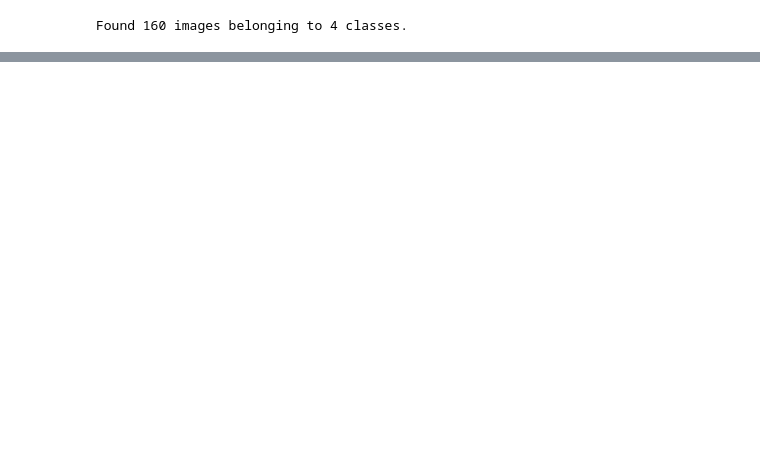
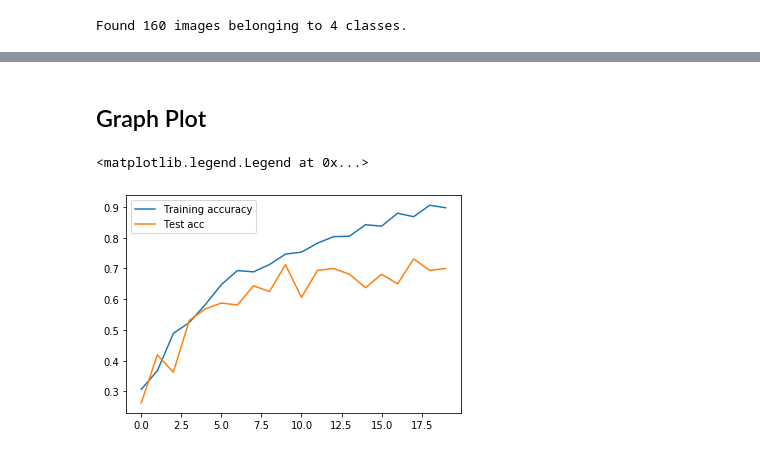
Before and after one commit to ipuneetgupta/Deep-Learning, a Jupyter notebook: CNN_Classifier/Cnn_Classifier_generator.ipynb, the cells around one changed output, grey strips where cells are left out. Cells and saved outputs as stored; diff of their text form; code cells hidden in the pictures; blank space fills up the shorter version.

```diff
--- a/CNN_Classifier/Cnn_Classifier_generator.ipynb
+++ b/CNN_Classifier/Cnn_Classifier_generator.ipynb
@@ -145,0 +213,2 @@ adam = adam(lr = 1e-04)
+# %%
+class_model = create_model()
@@ -145,0 +233,13 @@ adam = adam(lr = 1e-04)
+# %%
+class_model.compile(optimizer=adam ,loss = "categorical_crossentropy",metrics=["accuracy"])
+# %%
+batchsize = 32
+n_epoch = 20
+# %%
+
+hist = class_model.fit_generator(img_gen_dir
+                                ,steps_per_epoch=img_gen_dir.samples//batchsize,
+                                epochs=n_epoch,
+                                 validation_data=validation_generator,
+                                 validation_steps=validation_generator.samples//batchsize
+                                )
@@ -145,0 +264,9 @@ adam = adam(lr = 1e-04)
+# %% [markdown]
+## Graph Plot
+# %%
+plt.plot(hist.history["acc"],label="Training accuracy")
+plt.plot(hist.history["val_acc"],label="Test acc")
+plt.legend()
+# %% [output]
+<matplotlib.legend.Legend at 0x...>
+[figure, added]
```
Also changed, not shown: parts of 16 cells of this notebook.
